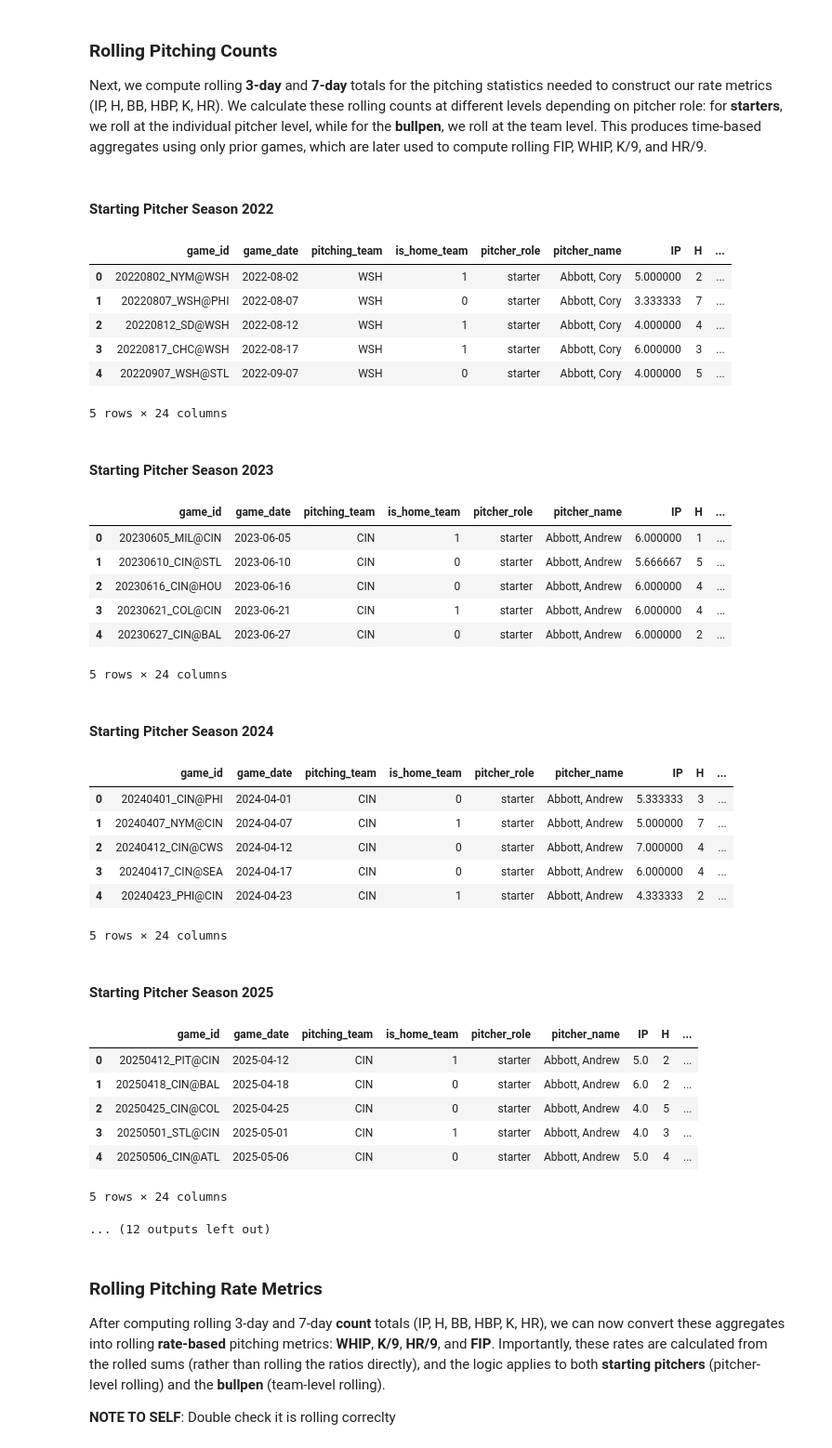
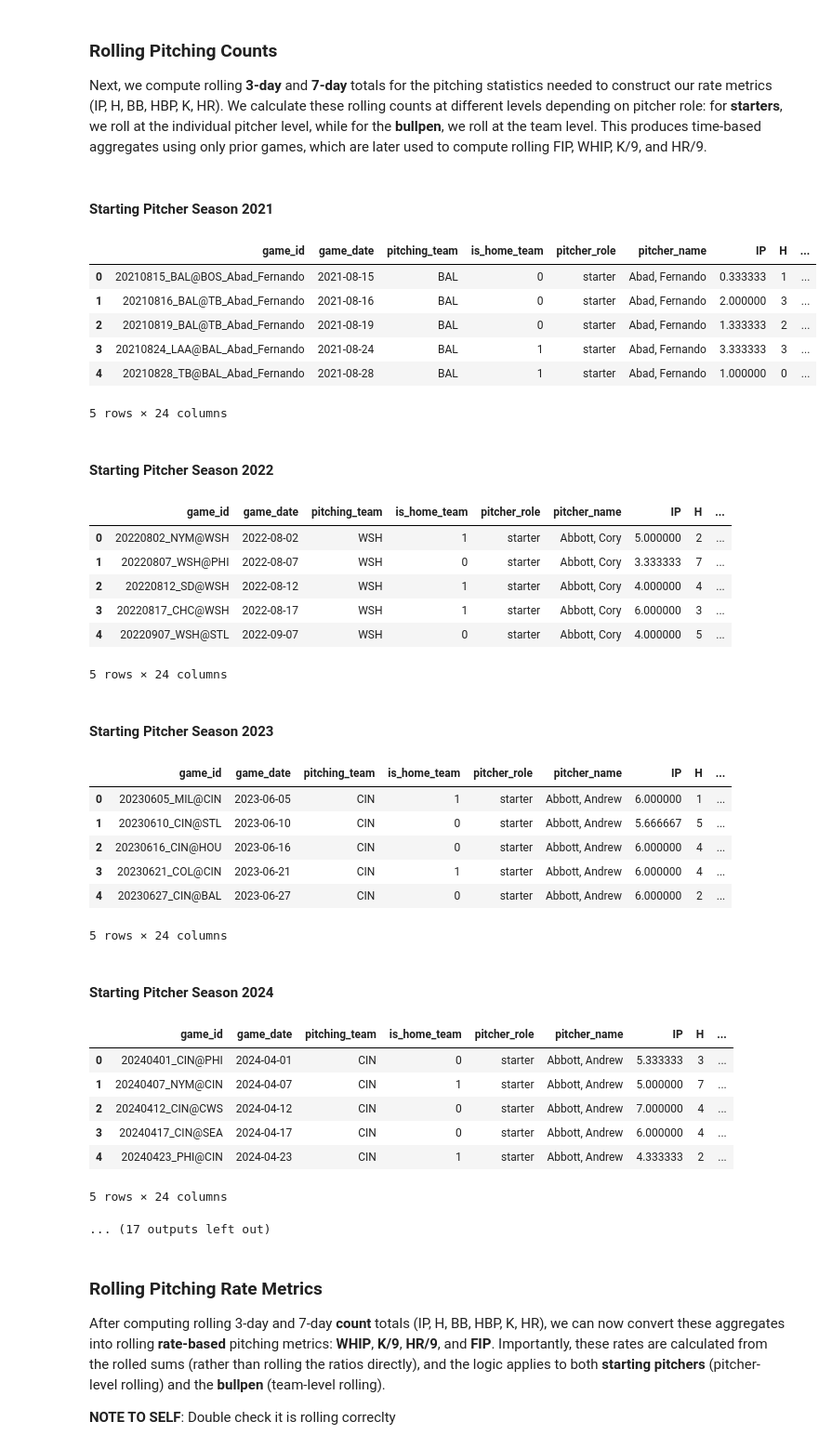
Before and after one commit to Sam-Gartenstein/mlb-win-prediction, a Jupyter notebook: Game Preprocessing.ipynb, the cells around one changed output. Shown at 93% size. Cells and saved outputs as stored; diff of their text form; code cells hidden in the pictures.

```diff
--- a/Game Preprocessing.ipynb
+++ b/Game Preprocessing.ipynb
@@ -970,49 +975,51 @@ for year in range(2022, 2026):
     name = f"bullpen_lines_{year}"
     globals()[name] = add_rolling_pitching_counts(globals()[name])
 # %%
+display(HTML("<h4>Starting Pitcher Season 2021</h4>")); display(starter_lines_2021.head(5))
 display(HTML("<h4>Starting Pitcher Season 2022</h4>")); display(starter_lines_2022.head(5))
 display(HTML("<h4>Starting Pitcher Season 2023</h4>")); display(starter_lines_2023.head(5))
 display(HTML("<h4>Starting Pitcher Season 2024</h4>")); display(starter_lines_2024.head(5))
 display(HTML("<h4>Starting Pitcher Season 2025</h4>")); display(starter_lines_2025.head(5))
 print(" ")
+display(HTML("<h4>Bullpen Pitcher Season 2021</h4>")); display(bullpen_lines_2021.head(5))
 display(HTML("<h4>Bullpen Pitcher Season 2022</h4>")); display(bullpen_lines_2022.head(5))
 display(HTML("<h4>Bullpen Pitcher Season 2023</h4>")); display(bullpen_lines_2023.head(5))
 display(HTML("<h4>Bullpen Pitcher Season 2024</h4>")); display(bullpen_lines_2024.head(5))
 display(HTML("<h4>Bullpen Pitcher Season 2025</h4>")); display(bullpen_lines_2025.head(5))
 # %% [output]
-Starting Pitcher Season 2022
+Starting Pitcher Season 2021
 |  | game_id | game_date | pitching_team | is_home_team | pitcher_role | pitcher_name | IP | H | ... |
-| 0 | 20220802_NYM@WSH | 2022-08-02 | WSH | 1 | starter | Abbott, Cory | 5.000000 | 2 | ... |
-| 1 | 20220807_WSH@PHI | 2022-08-07 | WSH | 0 | starter | Abbott, Cory | 3.333333 | 7 | ... |
-| 2 | 20220812_SD@WSH | 2022-08-12 | WSH | 1 | starter | Abbott, Cory | 4.000000 | 4 | ... |
-| 3 | 20220817_CHC@WSH | 2022-08-17 | WSH | 1 | starter | Abbott, Cory | 6.000000 | 3 | ... |
-| 4 | 20220907_WSH@STL | 2022-09-07 | WSH | 0 | starter | Abbott, Cory | 4.000000 | 5 | ... |
+| 0 | 20210815_BAL@BOS_Abad_Fernando | 2021-08-15 | BAL | 0 | starter | Abad, Fernando | 0.333333 | 1 | ... |
+| 1 | 20210816_BAL@TB_Abad_Fernando | 2021-08-16 | BAL | 0 | starter | Abad, Fernando | 2.000000 | 3 | ... |
+| 2 | 20210819_BAL@TB_Abad_Fernando | 2021-08-19 | BAL | 0 | starter | Abad, Fernando | 1.333333 | 2 | ... |
+| 3 | 20210824_LAA@BAL_Abad_Fernando | 2021-08-24 | BAL | 1 | starter | Abad, Fernando | 3.333333 | 3 | ... |
+| 4 | 20210828_TB@BAL_Abad_Fernando | 2021-08-28 | BAL | 1 | starter | Abad, Fernando | 1.000000 | 0 | ... |
 5 rows × 24 columns
-Starting Pitcher Season 2023
+Starting Pitcher Season 2022
 |  | game_id | game_date | pitching_team | is_home_team | pitcher_role | pitcher_name | IP | H | ... |
-| 0 | 20230605_MIL@CIN | 2023-06-05 | CIN | 1 | starter | Abbott, Andrew | 6.000000 | 1 | ... |
-| 1 | 20230610_CIN@STL | 2023-06-10 | CIN | 0 | starter | Abbott, Andrew | 5.666667 | 5 | ... |
-| 2 | 20230616_CIN@HOU | 2023-06-16 | CIN | 0 | starter | Abbott, Andrew | 6.000000 | 4 | ... |
-| 3 | 20230621_COL@CIN | 2023-06-21 | CIN | 1 | starter | Abbott, Andrew | 6.000000 | 4 | ... |
-| 4 | 20230627_CIN@BAL | 2023-06-27 | CIN | 0 | starter | Abbott, Andrew | 6.000000 | 2 | ... |
+| 0 | 20220802_NYM@WSH | 2022-08-02 | WSH | 1 | starter | Abbott, Cory | 5.000000 | 2 | ... |
+| 1 | 20220807_WSH@PHI | 2022-08-07 | WSH | 0 | starter | Abbott, Cory | 3.333333 | 7 | ... |
+| 2 | 20220812_SD@WSH | 2022-08-12 | WSH | 1 | starter | Abbott, Cory | 4.000000 | 4 | ... |
+| 3 | 20220817_CHC@WSH | 2022-08-17 | WSH | 1 | starter | Abbott, Cory | 6.000000 | 3 | ... |
+| 4 | 20220907_WSH@STL | 2022-09-07 | WSH | 0 | starter | Abbott, Cory | 4.000000 | 5 | ... |
 5 rows × 24 columns
-Starting Pitcher Season 2024
+Starting Pitcher Season 2023
 |  | game_id | game_date | pitching_team | is_home_team | pitcher_role | pitcher_name | IP | H | ... |
-| 0 | 20240401_CIN@PHI | 2024-04-01 | CIN | 0 | starter | Abbott, Andrew | 5.333333 | 3 | ... |
-| 1 | 20240407_NYM@CIN | 2024-04-07 | CIN | 1 | starter | Abbott, Andrew | 5.000000 | 7 | ... |
-| 2 | 20240412_CIN@CWS | 2024-04-12 | CIN | 0 | starter | Abbott, Andrew | 7.000000 | 4 | ... |
-| 3 | 20240417_CIN@SEA | 2024-04-17 | CIN | 0 | starter | Abbott, Andrew | 6.000000 | 4 | ... |
-| 4 | 20240423_PHI@CIN | 2024-04-23 | CIN | 1 | starter | Abbott, Andrew | 4.333333 | 2 | ... |
+| 0 | 20230605_MIL@CIN | 2023-06-05 | CIN | 1 | starter | Abbott, Andrew | 6.000000 | 1 | ... |
+| 1 | 20230610_CIN@STL | 2023-06-10 | CIN | 0 | starter | Abbott, Andrew | 5.666667 | 5 | ... |
+| 2 | 20230616_CIN@HOU | 2023-06-16 | CIN | 0 | starter | Abbott, Andrew | 6.000000 | 4 | ... |
+| 3 | 20230621_COL@CIN | 2023-06-21 | CIN | 1 | starter | Abbott, Andrew | 6.000000 | 4 | ... |
+| 4 | 20230627_CIN@BAL | 2023-06-27 | CIN | 0 | starter | Abbott, Andrew | 6.000000 | 2 | ... |
 5 rows × 24 columns
-Starting Pitcher Season 2025
+Starting Pitcher Season 2024
 |  | game_id | game_date | pitching_team | is_home_team | pitcher_role | pitcher_name | IP | H | ... |
-| 0 | 20250412_PIT@CIN | 2025-04-12 | CIN | 1 | starter | Abbott, Andrew | 5.0 | 2 | ... |
-| 1 | 20250418_CIN@BAL | 2025-04-18 | CIN | 0 | starter | Abbott, Andrew | 6.0 | 2 | ... |
-| 2 | 20250425_CIN@COL | 2025-04-25 | CIN | 0 | starter | Abbott, Andrew | 4.0 | 5 | ... |
-| 3 | 20250501_STL@CIN | 2025-05-01 | CIN | 1 | starter | Abbott, Andrew | 4.0 | 3 | ... |
-| 4 | 20250506_CIN@ATL | 2025-05-06 | CIN | 0 | starter | Abbott, Andrew | 5.0 | 4 | ... |
+| 0 | 20240401_CIN@PHI | 2024-04-01 | CIN | 0 | starter | Abbott, Andrew | 5.333333 | 3 | ... |
+| 1 | 20240407_NYM@CIN | 2024-04-07 | CIN | 1 | starter | Abbott, Andrew | 5.000000 | 7 | ... |
+| 2 | 20240412_CIN@CWS | 2024-04-12 | CIN | 0 | starter | Abbott, Andrew | 7.000000 | 4 | ... |
+| 3 | 20240417_CIN@SEA | 2024-04-17 | CIN | 0 | starter | Abbott, Andrew | 6.000000 | 4 | ... |
+| 4 | 20240423_PHI@CIN | 2024-04-23 | CIN | 1 | starter | Abbott, Andrew | 4.333333 | 2 | ... |
 5 rows × 24 columns
-... (12 outputs left out)
+... (17 outputs left out)
 # %% [markdown]
 ### Rolling Pitching Rate Metrics
 
```
Also changed, not shown: parts of 38 cells of this notebook.
